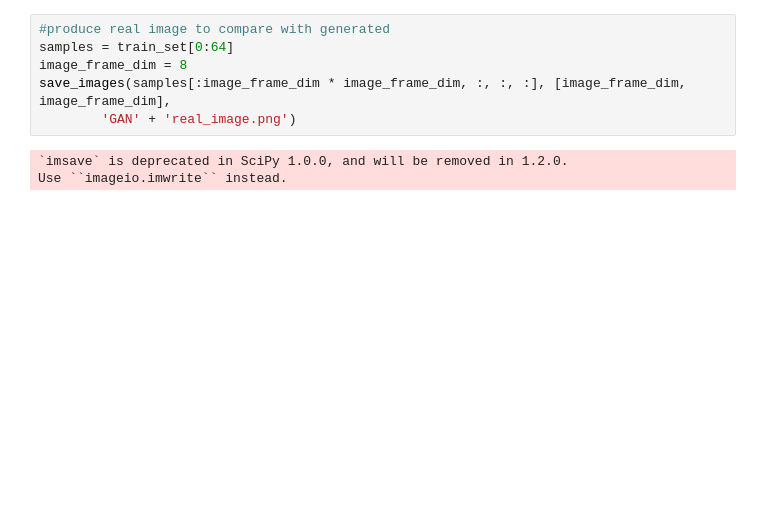
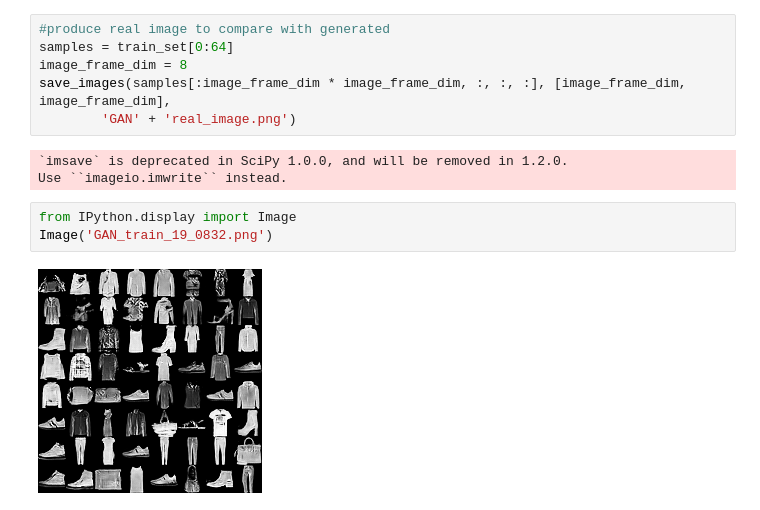
Before and after one commit to weihaotey/dl-imperial-maths, a Jupyter notebook: final_assignment_weihao_final.ipynb, the cells around one changed output. Cells and saved outputs as stored; diff of their text form; blank space fills up the shorter version.

```diff
--- a/final_assignment_weihao_final.ipynb
+++ b/final_assignment_weihao_final.ipynb
@@ -564,3 +570,8 @@ save_images(samples[:image_frame_dim * image_frame_dim, :, :, :], [image_frame_d
 # %% [output]
 `imsave` is deprecated in SciPy 1.0.0, and will be removed in 1.2.0.
 Use ``imageio.imwrite`` instead.
+# %%
+from IPython.display import Image
+Image('GAN_train_19_0832.png')
+# %% [output]
+[figure, added]
```
Also changed, not shown: parts of 1 cell of this notebook.
